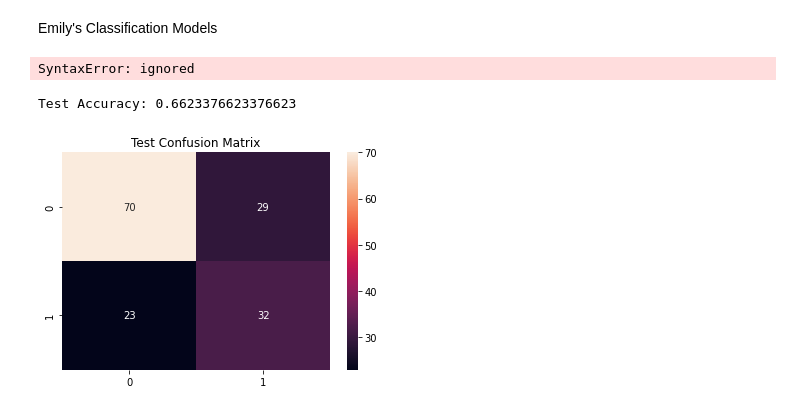
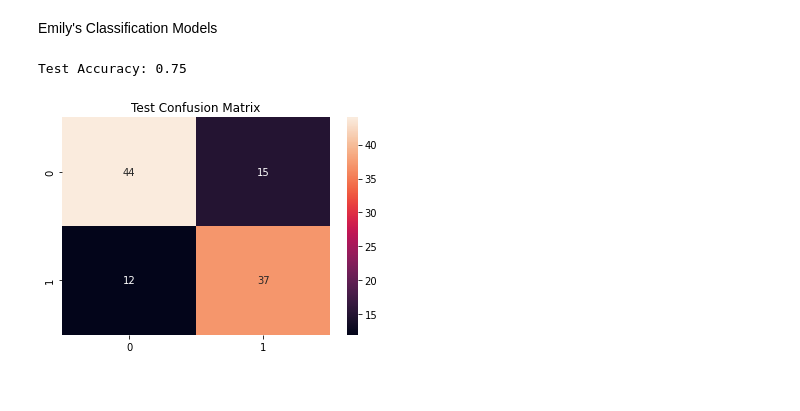
Before and after one commit to emmim25/Group08_Project, a Jupyter notebook: BMEN415_Group8_Final_Project_Models.ipynb, the cells around one changed output. Saved outputs shown, nothing was run; the diff lists cells and outputs as text; code cells hidden in the pictures.

```diff
--- a/BMEN415_Group8_Final_Project_Models.ipynb
+++ b/BMEN415_Group8_Final_Project_Models.ipynb
@@ -244,38 +211,22 @@ Emily's Classification Models
 # %%
 #kNN Model
 from sklearn import neighbors
 from sklearn.metrics import confusion_matrix
-from sklearn.metrics import accuracy
+
 kNN = neighbors.KNeighborsClassifier(5, weights='uniform')
 
 kNN.fit(x_train, y_train)
 
-y_predict_train = kNN.predict(x_train)
 y_predict_test = kNN.predict(x_test)
 
-actual_train=y_train
-predicted_train=y_predict_train
+actual_test = y_test
+predicted_test = y_predict_test
 
-train_matrix = confusion_matrix(actual_train, predicted_train)
-#sns.heatmap(train_matrix, annot=True)
-n = len(data.Outcome[])
-train_matrix_norm = train_matrix/n
-sns.heatmap(train_matrix_norm, annot=True)
-train_accuracy_kNN = (train_matrix[0,0]+train_matrix[1,1])/(train_matrix[0,0]+train_matrix[0,1]+train_matrix[1,0]+train_matrix[1,1])
-print("Train Accuracy:", train_accuracy_kNN)
-train_accuracy = accuracy(actual_train, predicted_train)
-print (train_accuracy)
+test_matrix = confusion_matrix(actual_test, predicted_test)
+sns.heatmap(test_matrix, annot=True)
+plt.title('Test Confusion Matrix')
+test_accuracy_kNN = (test_matrix[0,0]+test_matrix[1,1])/(test_matrix[0,0]+test_matrix[0,1]+test_matrix[1,0]+test_matrix[1,1])
+print('Test Accuracy:', test_accuracy_kNN)
 # %% [output]
-SyntaxError: ignored
+Test Accuracy: 0.75
+[figure, added]
-# %%
-actual_test = y_test
-predicted_test = y_predict_test
-
-test_matrix = confusion_matrix(actual_test, predicted_test)
-sns.heatmap(test_matrix, annot=True)
-plt.title('Test Confusion Matrix')
-test_accuracy_kNN = (test_matrix[0,0]+test_matrix[1,1])/(test_matrix[0,0]+test_matrix[0,1]+test_matrix[1,0]+test_matrix[1,1])
-print('Test Accuracy:', test_accuracy_kNN)
-# %% [output]
-Test Accuracy: 0.6623376623376623
-[figure, removed]
```
Also changed, not shown: parts of 3 cells of this notebook.
